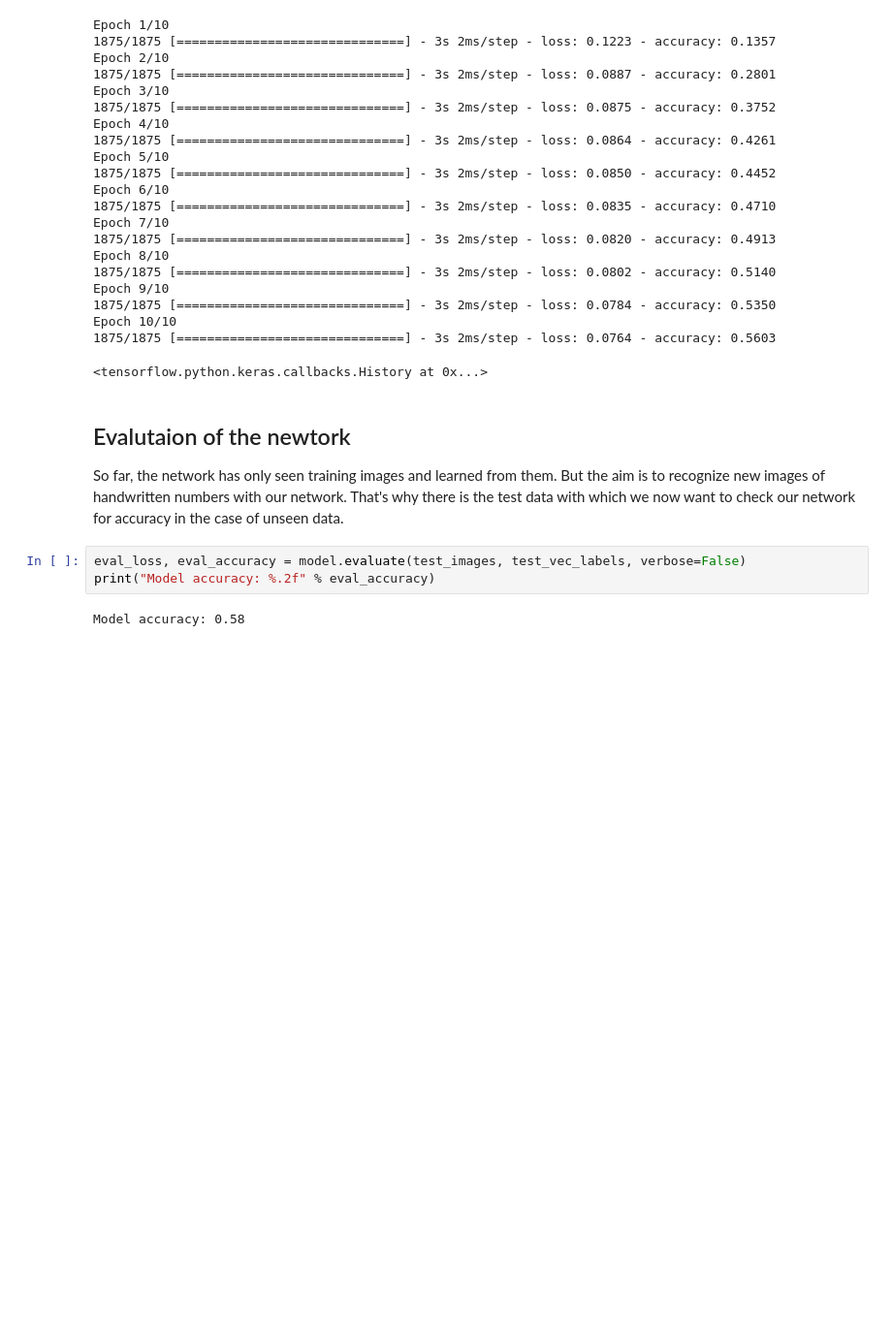
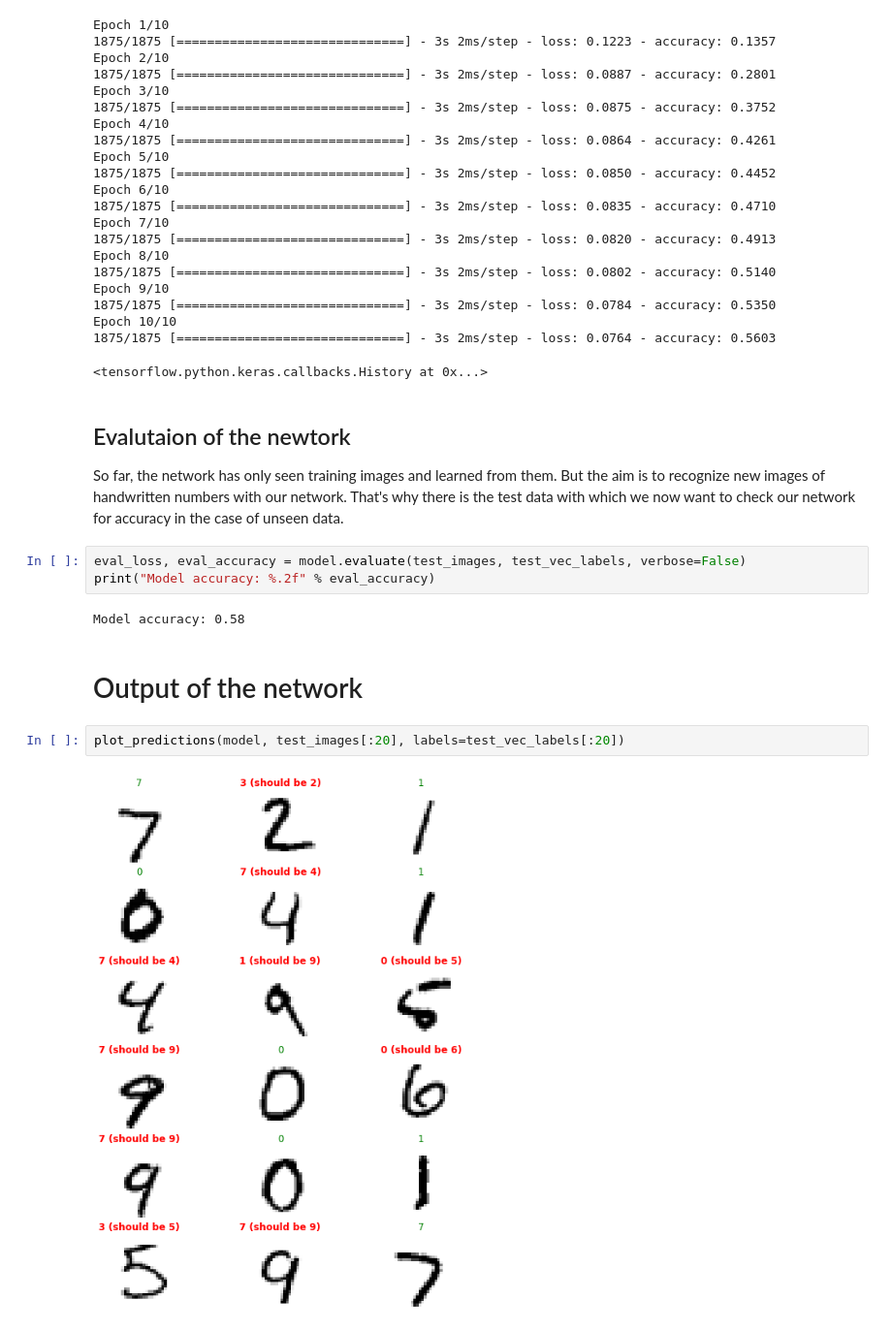
Before and after one commit to schmelto/machine-learning, a Jupyter notebook: Deeplearning/MNIST.ipynb, the cells around one changed output. Shown: that part at 97% size. Drawn from its saved outputs; the diff is of its cells as text; blank space fills up the shorter version.

```diff
--- a/Deeplearning/MNIST.ipynb
+++ b/Deeplearning/MNIST.ipynb
@@ -98,3 +152,9 @@ eval_loss, eval_accuracy = model.evaluate(test_images, test_vec_labels, verbose=
 print("Model accuracy: %.2f" % eval_accuracy)
 # %% [output]
 Model accuracy: 0.58
+# %% [markdown]
+# Output of the network
+# %%
+plot_predictions(model, test_images[:20], labels=test_vec_labels[:20])
+# %% [output]
+[figure, added]
```
Also changed, not shown: parts of 3 cells of this notebook.
